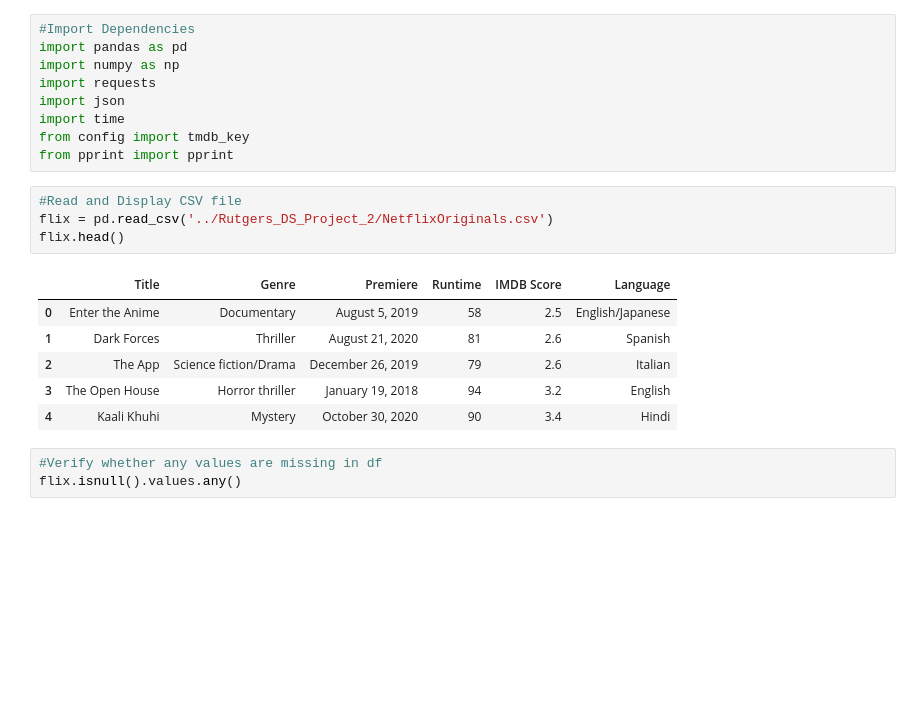
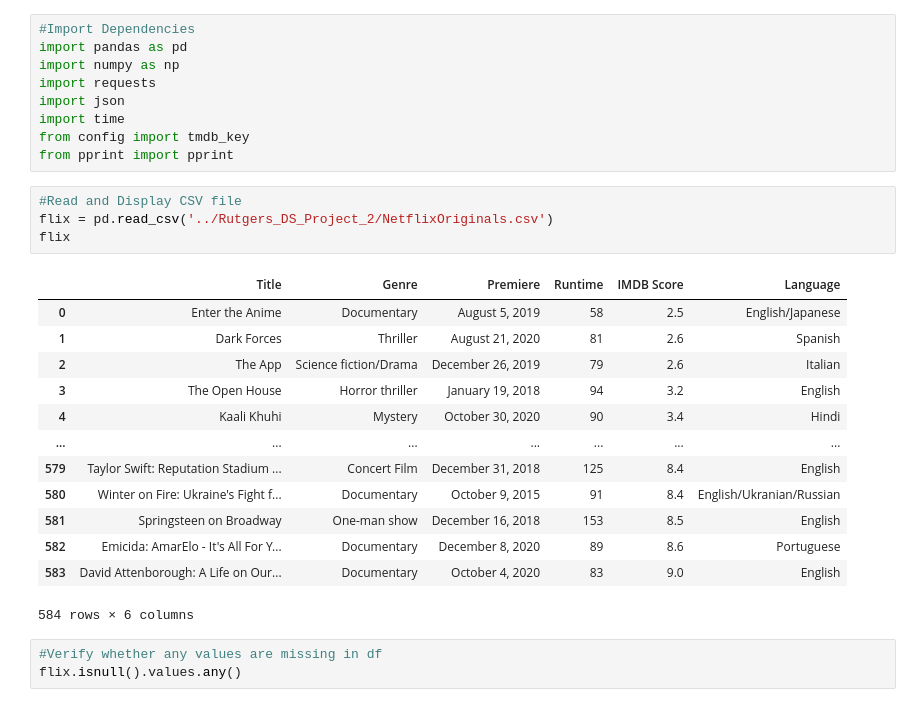
Before and after one commit to Okyere82/Rutgers_DS_Project_2, a Jupyter notebook: Movie_Cleaning.ipynb, the cells around one changed output. Saved outputs shown, nothing was run; the diff lists cells and outputs as text; blank space fills up the shorter version.

```diff
--- a/Movie_Cleaning.ipynb
+++ b/Movie_Cleaning.ipynb
@@ -10,14 +10,21 @@ from pprint import pprint
 # %%
 #Read and Display CSV file
 flix = pd.read_csv('../Rutgers_DS_Project_2/NetflixOriginals.csv')
-flix.head()
+flix
 # %% [output]
 |  | Title | Genre | Premiere | Runtime | IMDB Score | Language |
 | 0 | Enter the Anime | Documentary | August 5, 2019 | 58 | 2.5 | English/Japanese |
 | 1 | Dark Forces | Thriller | August 21, 2020 | 81 | 2.6 | Spanish |
 | 2 | The App | Science fiction/Drama | December 26, 2019 | 79 | 2.6 | Italian |
 | 3 | The Open House | Horror thriller | January 19, 2018 | 94 | 3.2 | English |
 | 4 | Kaali Khuhi | Mystery | October 30, 2020 | 90 | 3.4 | Hindi |
+| ... | ... | ... | ... | ... | ... | ... |
+| 579 | Taylor Swift: Reputation Stadium ... | Concert Film | December 31, 2018 | 125 | 8.4 | English |
+| 580 | Winter on Fire: Ukraine's Fight f... | Documentary | October 9, 2015 | 91 | 8.4 | English/Ukranian/Russian |
+| 581 | Springsteen on Broadway | One-man show | December 16, 2018 | 153 | 8.5 | English |
+| 582 | Emicida: AmarElo - It's All For Y... | Documentary | December 8, 2020 | 89 | 8.6 | Portuguese |
+| 583 | David Attenborough: A Life on Our... | Documentary | October 4, 2020 | 83 | 9.0 | English |
+584 rows × 6 columns
 # %%
 #Verify whether any values are missing in df
 flix.isnull().values.any()
```
Also changed, not shown: parts of 3 cells of this notebook, 1 other file.
